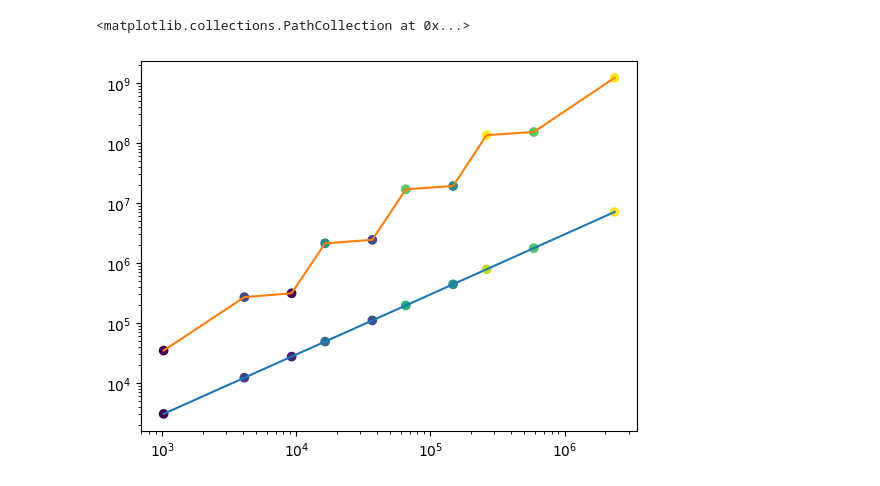
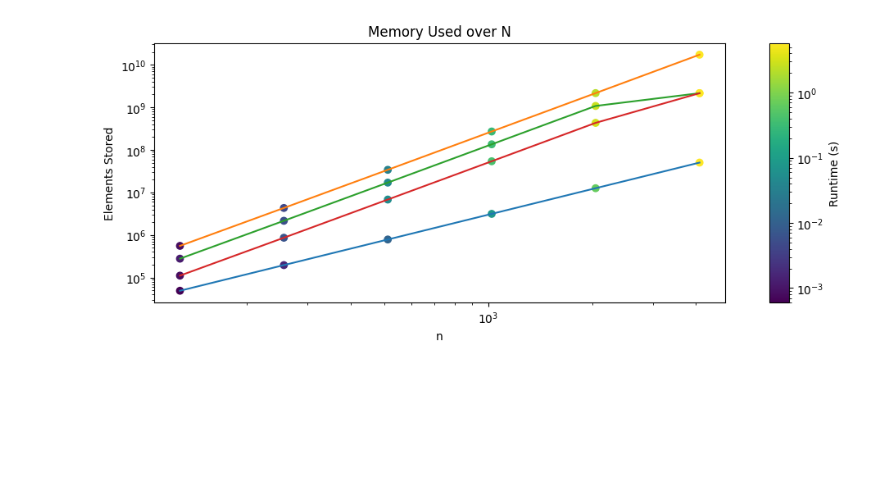
Before and after one commit to TEALab-org/memsched_cilk_demo, a Jupyter notebook: notebooks/plot_macbook.ipynb, the cells around one changed output. Cells and saved outputs as stored; diff of their text form; code cells hidden in the pictures; blank space fills up the shorter version.

```diff
--- a/notebooks/plot_macbook.ipynb
+++ b/notebooks/plot_macbook.ipynb
@@ -57,11 +82,49 @@ load ../data/macbook_run_01/p9_b3_t1.txt
-# %%
-ax = plt.gca()
-ax.set_yscale('log')
-ax.set_xscale('log')
-plt.plot(mm_in_data_np[:,0], mm_in_data_np[:,1])
-plt.scatter(mm_in_data_np[:,0], mm_in_data_np[:,1],norm="log",c=mm_in_data_np[:,2])
-plt.plot(mm_out_data_np[:,0], mm_out_data_np[:,1])
-plt.scatter(mm_out_data_np[:,0], mm_out_data_np[:,1],norm="log",c=mm_out_data_np[:,2])
-# %% [output]
-<matplotlib.collections.PathCollection at 0x...>
-[figure, removed]
+# %%
+width = 10
+height_ratio = 0.41114
+fig = plt.figure(figsize=(width, width * height_ratio))
+n_rows = 1
+n_cols = 2
+width_ratios = [3.0, 0.1]
+height_ratios = [1.0]
+gs1 = fig.add_gridspec(
+    n_rows, n_cols,
+    width_ratios = width_ratios,
+    height_ratios = height_ratios,
+    wspace = 0.15,
+    hspace = 0.15,
+)
+main_ax = fig.add_subplot(gs1[0, 0])
+colorbar_ax = fig.add_subplot(gs1[0, 1])
+
+
+main_ax.set_yscale('log')
+main_ax.set_xscale('log')
+
+main_ax.plot(mm_in_data_np[:,0], mm_in_data_np[:,1])
+t1_scatter = main_ax.scatter(mm_in_data_np[:,0], mm_in_data_np[:,1],norm="log",c=mm_in_data_np[:,2], vmin=min_timing, vmax=max_timing)
+
+main_ax.plot(mm_out_data_np[:,0], mm_out_data_np[:,1])
+sp1 = main_ax.scatter(mm_out_data_np[:,0], mm_out_data_np[:,1],norm="log",c=mm_out_data_np[:,2], vmin=min_timing, vmax=max_timing)
+#sp1.clim(min_timing, max_timing)
+
+main_ax.plot(mm_hybrid_data_5_np[:,0], mm_hybrid_data_5_np[:,1])
+sp2 = main_ax.scatter(mm_hybrid_data_5_np[:,0], mm_hybrid_data_5_np[:,1],norm="log",c=mm_hybrid_data_5_np[:,2], vmin=min_timing, vmax=max_timing)
+#sp2.clim(min_timing, max_timing)
+
+main_ax.plot(mm_hybrid_data_2_np[:,0], mm_hybrid_data_2_np[:,1])
+sp3 = main_ax.scatter(mm_hybrid_data_2_np[:,0], mm_hybrid_data_2_np[:,1],norm="log",c=mm_hybrid_data_2_np[:,2], vmin=min_timing, vmax=max_timing)
+#sp3.clim(min_timing, max_timing)
+
+main_ax.set_xlabel("n")
+main_ax.set_ylabel("Elements Stored")
+main_ax.set_title("Memory Used over N")
+
+fig.colorbar(
+    t1_scatter,
+    cax=colorbar_ax,
+    label = 'Runtime (s)',
+)
+plt.show()
+# %% [output]
+[figure, added]
```
Also changed, not shown: parts of 3 cells of this notebook, 4 other files.
